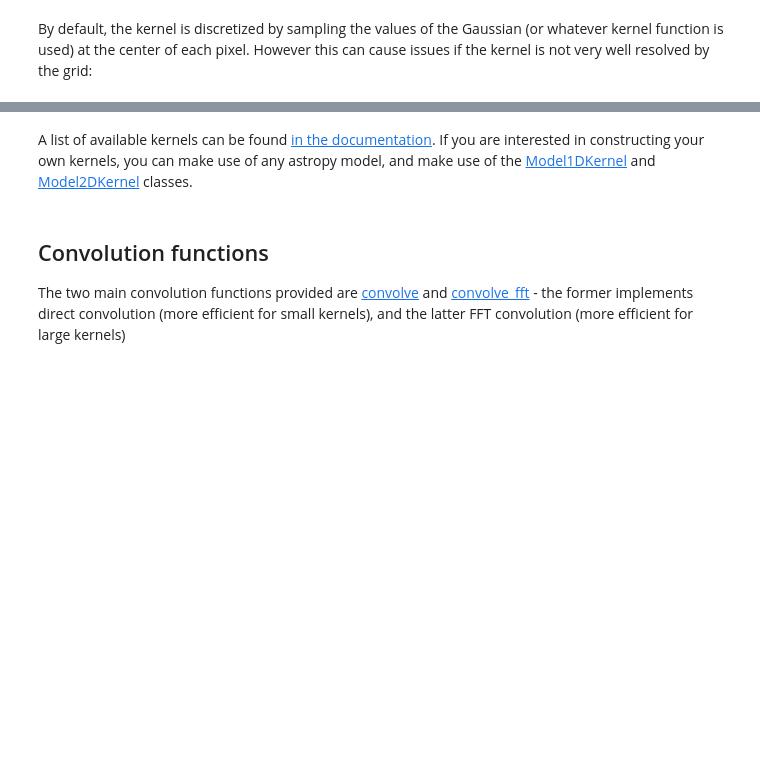
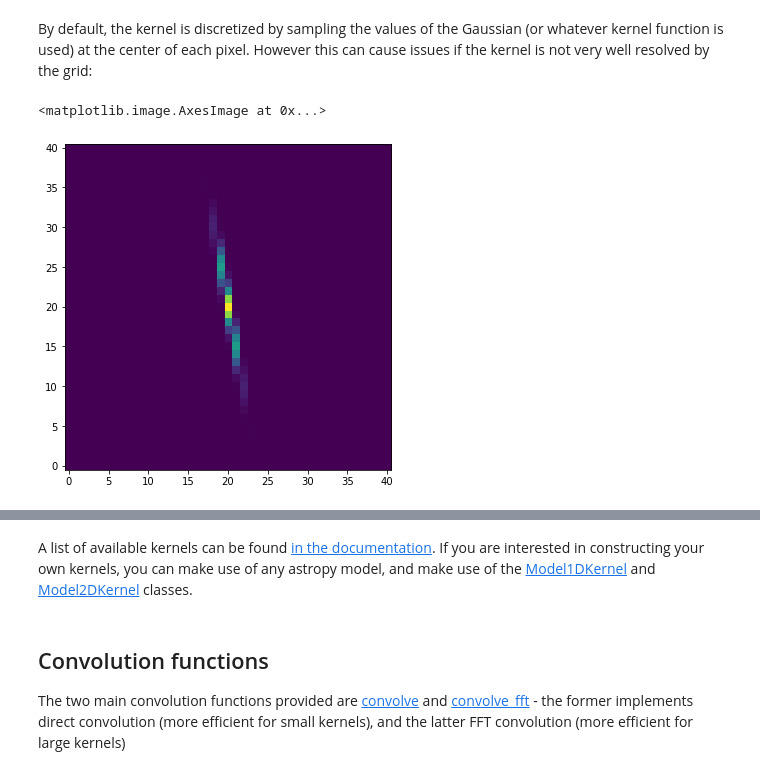
Before and after one commit to bsipocz/ASTR597, a Jupyter notebook: astropy_notebooks/10-convolution.ipynb, the cells around one changed output, grey strips where cells are left out. Cells and saved outputs as stored; diff of their text form; code cells hidden in the pictures; blank space fills up the shorter version.

```diff
--- a/astropy_notebooks/10-convolution.ipynb
+++ b/astropy_notebooks/10-convolution.ipynb
@@ -39,2 +48,9 @@ Kernels have a ``.array`` attribute that can be used to access the discretized v
 # %% [markdown]
 By default, the kernel is discretized by sampling the values of the Gaussian (or whatever kernel function is used) at the center of each pixel. However this can cause issues if the kernel is not very well resolved by the grid:
+# %%
+import astropy.units as u
+kernel2 = Gaussian2DKernel(x_stddev=0.3, y_stddev=5, theta=10*u.deg)
+plt.imshow(kernel2.array)
+# %% [output]
+<matplotlib.image.AxesImage at 0x...>
+[figure, added]
```
Also changed, not shown: parts of 17 cells of this notebook.
